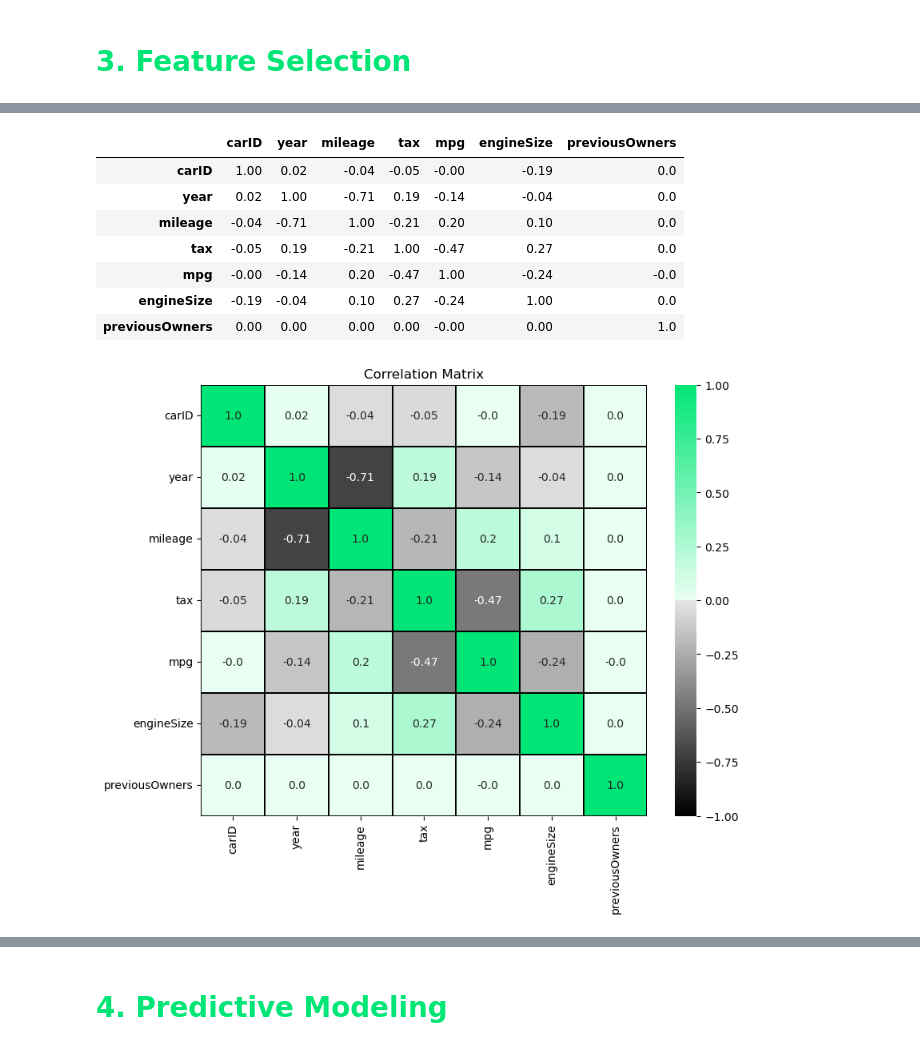
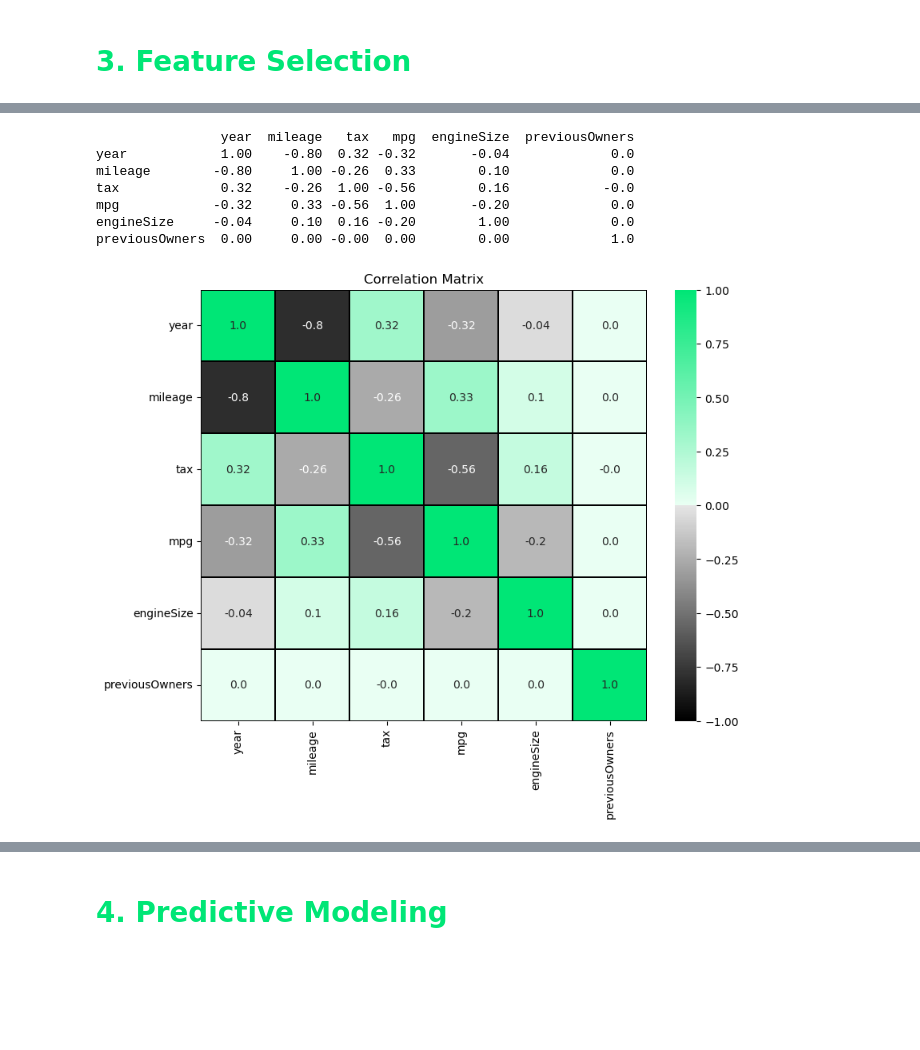
Before and after one commit to Danirib11221/MachineLearning39, a Jupyter notebook: MachineLearningProject.ipynb, the cells around one changed output, grey strips where cells are left out. Cells and saved outputs as stored; diff of their text form; code cells hidden in the pictures; blank space fills up the shorter version.

```diff
--- a/MachineLearningProject.ipynb
+++ b/MachineLearningProject.ipynb
@@ -2385,3 +2082,0 @@ Número de features selecionadas: 80
-# %%
-numeric_features = ["year", "mileage", "tax", "mpg", "engineSize", "previousOwners"]
-numeric_features
@@ -2574,31 +2129,29 @@ plt.show()
-# %%
-corr_pearson = df_train_new[num_cols].corr(method="pearson").round(2)
-corr_pearson
-# %% [output]
-|  | carID | year | mileage | tax | mpg | engineSize | previousOwners |
-| carID | 1.00 | 0.02 | -0.04 | -0.05 | -0.00 | -0.19 | 0.0 |
-| year | 0.02 | 1.00 | -0.71 | 0.19 | -0.14 | -0.04 | 0.0 |
-| mileage | -0.04 | -0.71 | 1.00 | -0.21 | 0.20 | 0.10 | 0.0 |
-| tax | -0.05 | 0.19 | -0.21 | 1.00 | -0.47 | 0.27 | 0.0 |
-| mpg | -0.00 | -0.14 | 0.20 | -0.47 | 1.00 | -0.24 | -0.0 |
-| engineSize | -0.19 | -0.04 | 0.10 | 0.27 | -0.24 | 1.00 | 0.0 |
-| previousOwners | 0.00 | 0.00 | 0.00 | 0.00 | -0.00 | 0.00 | 1.0 |
 # %%
+corr_features_spearman = df_train_new[numeric_features].corr(method="spearman").round(2)
+print(corr_features_spearman)
+
 plt.figure(figsize=(9,7),dpi=100)
 cmap = LinearSegmentedColormap.from_list("black_to_green",
     [(0.0, "#000000"), (0.50, "#e6e6e6"), (0.5001, "#eafff3"), (1.0, "#00E676")]
 )
 norm = TwoSlopeNorm(vmin=-1, vcenter=0, vmax=1)
 sns.heatmap(
-    corr_pearson,
+    corr_features_spearman,
     annot= True,
     fmt="",
     cmap=cmap,
     linecolor="black",
     linewidths=0.1,
     norm = norm,
 )
 plt.title("Correlation Matrix")
 plt.show()
 # %% [output]
+                year  mileage   tax   mpg  engineSize  previousOwners
+year            1.00    -0.80  0.32 -0.32       -0.04             0.0
+mileage        -0.80     1.00 -0.26  0.33        0.10             0.0
+tax             0.32    -0.26  1.00 -0.56        0.16            -0.0
+mpg            -0.32     0.33 -0.56  1.00       -0.20             0.0
+engineSize     -0.04     0.10  0.16 -0.20        1.00             0.0
+previousOwners  0.00     0.00 -0.00  0.00        0.00             1.0
-[figure, old version]
+[figure, new version]
```
Also changed, not shown: parts of 39 cells of this notebook.
